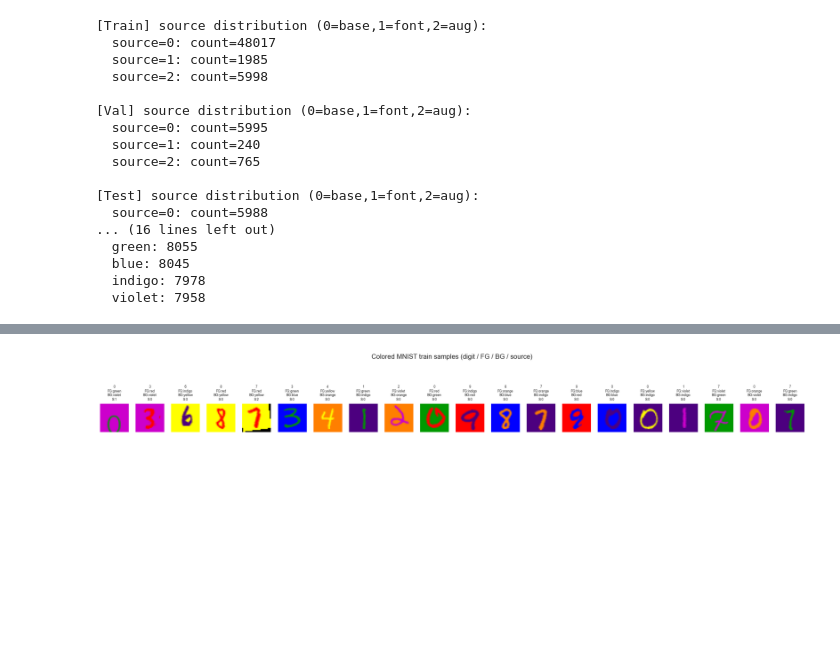
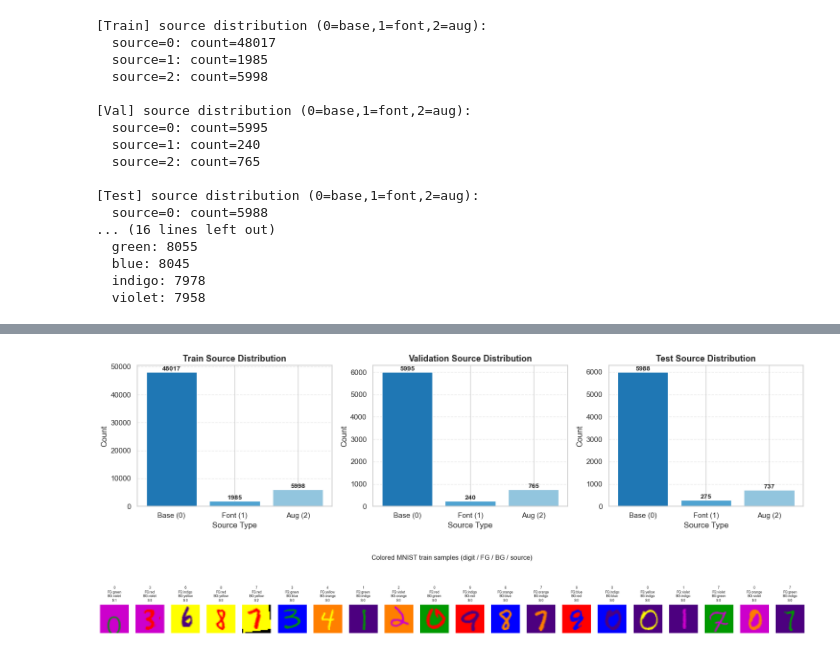
Before and after one commit to ML-SSU-2025/colored-mnist-classification, a Jupyter notebook: notebooks/01_preprocessing_colored_mnist.ipynb, the cells around one changed output, grey strips where cells are left out. Cells and saved outputs as stored; diff of their text form; code cells hidden in the pictures; blank space fills up the shorter version.

```diff
--- a/notebooks/01_preprocessing_colored_mnist.ipynb
+++ b/notebooks/01_preprocessing_colored_mnist.ipynb
@@ -1023,3 +1095,59 @@ for idx, name in enumerate(COLOR_NAMES):
+# %%
+# ------------------------------------------------------------
+# Source Distribution: Train / Val / Test (1행 3열)
+# Blue 계열 팔레트 적용
+# ------------------------------------------------------------
+
+import matplotlib.pyplot as plt
+import numpy as np
+
+SOURCE_NAMES = ["Base (0)", "Font (1)", "Aug (2)"]
+
+# 파란 계열 색상 (진한 파랑 → 중간 → 밝은 파랑)
+SOURCE_COLORS = ["#1f77b4", "#4fa3d1", "#92c5de"]
+
+def plot_source_distribution_row(y_train, y_val, y_test):
+    datasets = [
+        ("Train", y_train),
+        ("Validation", y_val),
+        ("Test", y_test),
+    ]
+
+    fig, axes = plt.subplots(1, 3, figsize=(15, 4))  # 1행 3열
+    axes = axes.flatten()
+
+    for ax, (title, y_source) in zip(axes, datasets):
+        unique, counts = np.unique(y_source, return_counts=True)
+
+        # 모든 source(0,1,2) 등장하도록 보정
+        source_counts = [0, 0, 0]
+        for u, c in zip(unique, counts):
+            source_counts[u] = c
+
+        bars = ax.bar(SOURCE_NAMES, source_counts, color=SOURCE_COLORS)
+
+        ax.set_title(f"{title} Source Distribution", fontsize=13, fontweight="bold")
+        ax.set_xlabel("Source Type")
+        ax.set_ylabel("Count")
+        ax.grid(axis="y", linestyle="--", alpha=0.4)
+
+        # 막대 위에 count 표시
+        for bar, c in zip(bars, source_counts):
+            ax.text(
+                bar.get_x() + bar.get_width()/2,
+                bar.get_height(),
+                str(c),
+                ha='center', va='bottom',
+                fontsize=10, fontweight='bold'
+            )
+
+    plt.tight_layout()
+    plt.show()
+
+# ---- 실행 ----
+plot_source_distribution_row(y_source_train, y_source_val, y_source_test)
+# %% [output]
+[figure, added]
 # %%
 # ------------------------------------------------------------
 # [Cell 14] Visualize random Colored MNIST samples from train split
```
Also changed, not shown: parts of 3 cells of this notebook.
